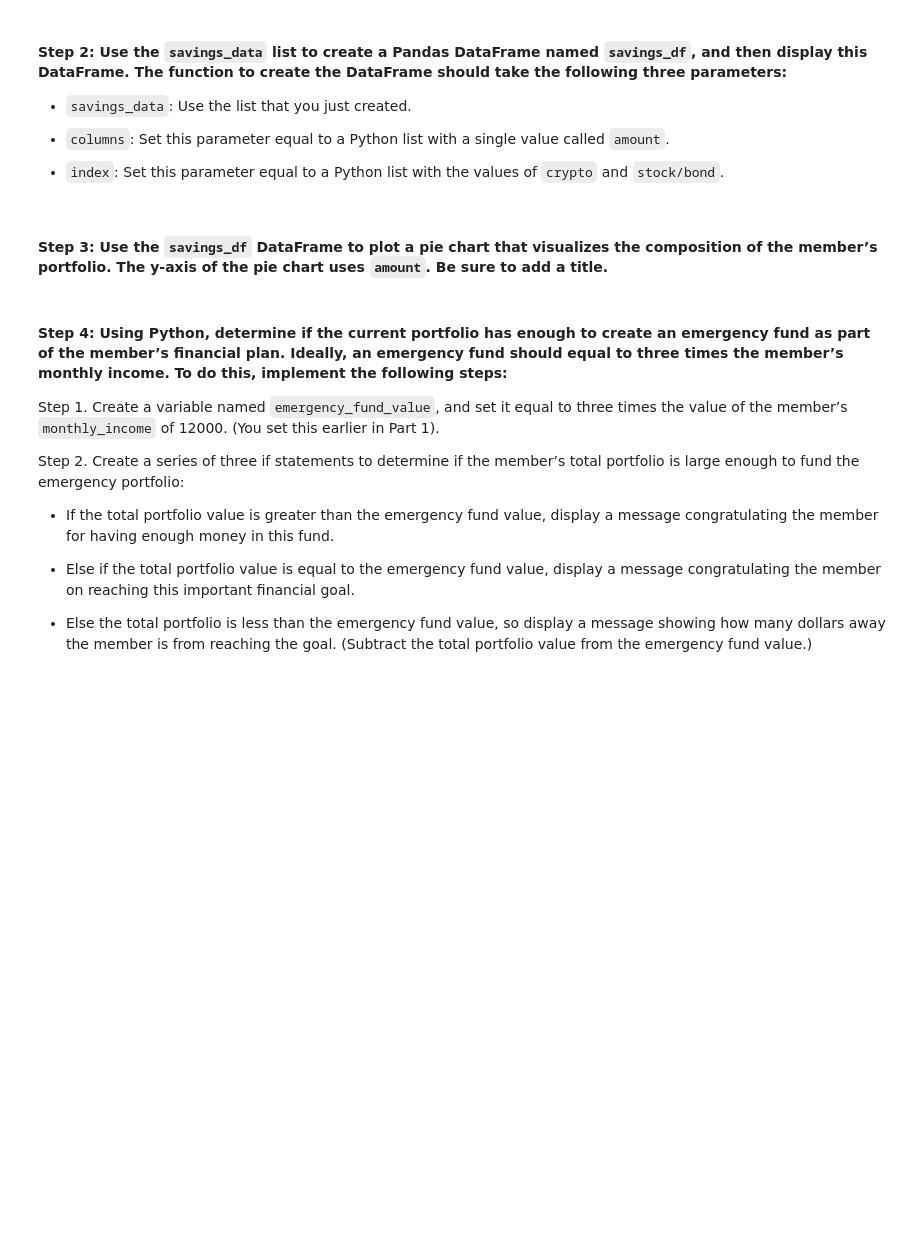
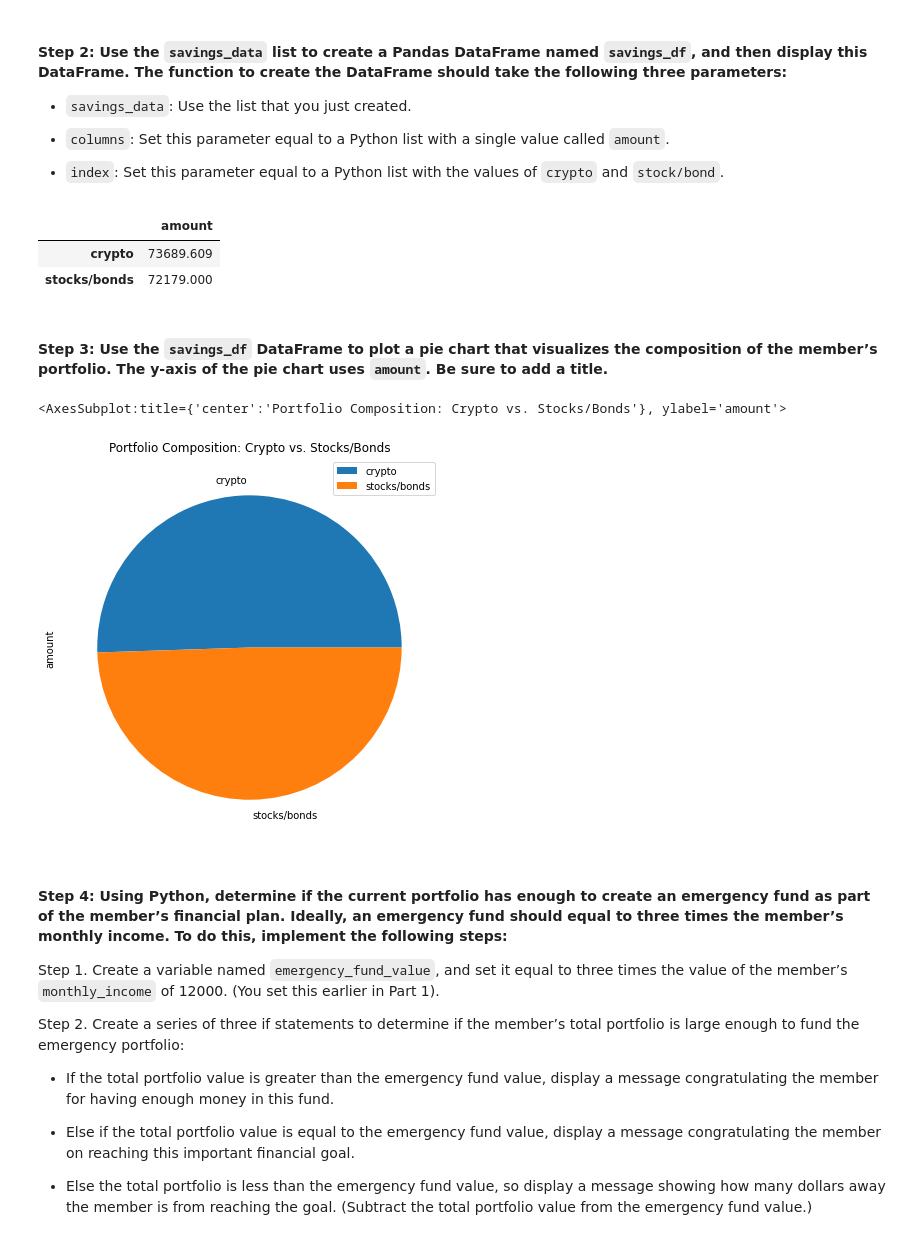
Before and after one commit to elliotlozano/monte_carlo_financial_planner, a Jupyter notebook: financial_planning_tools.ipynb, the cells around one changed output. Cells and saved outputs as stored; diff of their text form; code cells hidden in the pictures; blank space fills up the shorter version.

Commit message:
code for all of Part 1 of project (evaluating portfolio composition and emergency fund)

```diff
--- a/financial_planning_tools.ipynb
+++ b/financial_planning_tools.ipynb
@@ -205,6 +275,6 @@ agg_value = # YOUR CODE HERE
 # %%
 # Calculate the current value of the stock portion of the portfolio
-spy_value = # YOUR CODE HERE
+spy_value = spy_close_price * spy_shares
 
 # Print the current value of the stock portfolio
-# YOUR CODE HERE
+print(f"The current value of the stock portion of the portfolio is ${spy_value}")
@@ -211,6 +283,6 @@ spy_value = # YOUR CODE HERE
 # %%
 # Calculate the total value of the stock and bond portion of the portfolio
-total_stocks_bonds = # YOUR CODE HERE
+total_stocks_bonds = agg_value + spy_value
 
 # Print the current balance of the stock and bond portion of the portfolio
-# YOUR CODE HERE
+print(f"The current value of the stock and bond portion of the portfolio is ${total_stocks_bonds}")
@@ -253,7 +329,7 @@ In this section, you’ll use the valuations for the cryptocurrency wallet and f
 #### Step 1: Create a Python list named `savings_data` that has two elements. The first element contains the total value of the cryptocurrency wallet. The second element contains the total value of the stock and bond portions of the portfolio.
 # %%
 # Consolidate financial assets data into a Python list
-# YOUR CODE HERE
+savings_data = [total_crypto_wallet, total_stocks_bonds]
 
 # Review the Python list savings_data
-# YOUR CODE HERE
+savings_data
@@ -267,15 +345,30 @@ In this section, you’ll use the valuations for the cryptocurrency wallet and f
 - `index`: Set this parameter equal to a Python list with the values of `crypto` and `stock/bond`.
 # %%
 # Create a Pandas DataFrame called savings_df
-# YOUR CODE HERE
+savings_df = pd.DataFrame(
+    savings_data,
+    columns = ["amount"],
+    index = ["crypto", "stocks/bonds"]
+)
 
 # Display the savings_df DataFrame
-# YOUR CODE HERE
+savings_df
+# %% [output]
+|  | amount |
+| crypto | 73689.609 |
+| stocks/bonds | 72179.000 |
 # %% [markdown]
 #### Step 3: Use the `savings_df` DataFrame to plot a pie chart that visualizes the composition of the member’s portfolio. The y-axis of the pie chart uses `amount`. Be sure to add a title.
 # %%
 # Plot the total value of the member's portfolio (crypto and stock/bond) in a pie chart
-# YOUR CODE HERE
+savings_df.plot.pie(
+    figsize = (7,7),
+    y = 'amount',
+    title = 'Portfolio Composition: Crypto vs. Stocks/Bonds'
+)
+# %% [output]
+<AxesSubplot:title={'center':'Portfolio Composition: Crypto vs. Stocks/Bonds'}, ylabel='amount'>
+[figure, added]
 # %% [markdown]
 #### Step 4: Using Python, determine if the current portfolio has enough to create an emergency fund as part of the member’s financial plan. Ideally, an emergency fund should equal to three times the member’s monthly income. To do this, implement the following steps:
 
```
Also changed, not shown: parts of 22 cells of this notebook.
